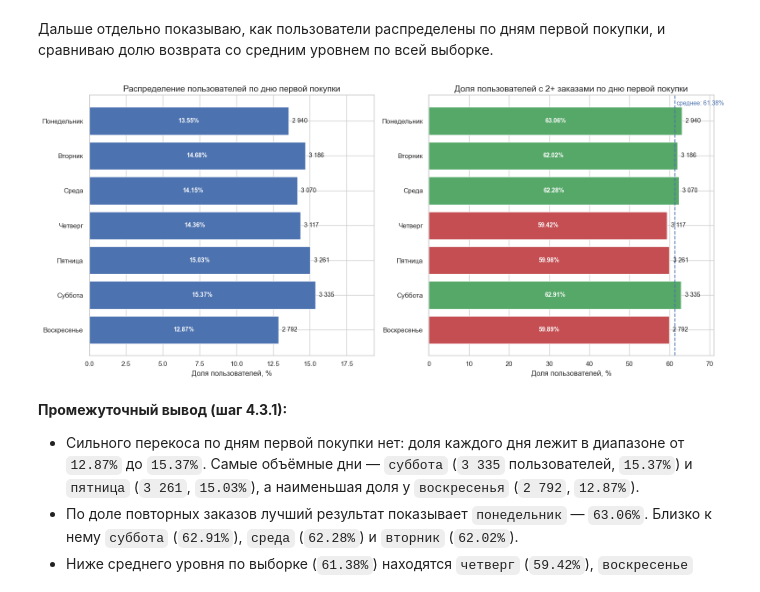
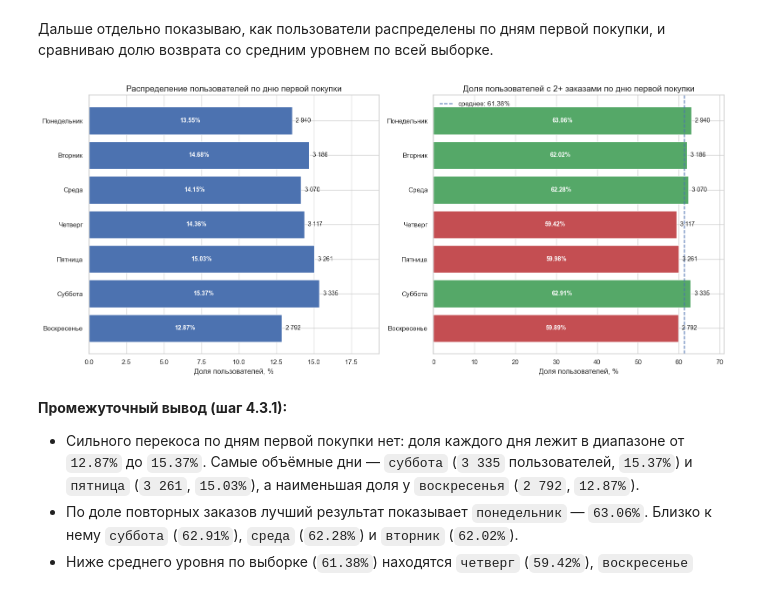
Before and after one commit to neiro/TaskModule2, a Jupyter notebook: work.ipynb, the cells around one changed output. Drawn from its saved outputs; the diff is of its cells as text; code cells hidden in the pictures.

```diff
--- a/work.ipynb
+++ b/work.ipynb
@@ -1131,13 +1259,18 @@ for feature, meta in segment_features.items():
     reliable = result[result['users'] >= 100].sort_values(['repeat_rate_pct', 'users'], ascending=[False, False])
     best_reliable = reliable.iloc[0] if not reliable.empty else result.iloc[0]
 
+    shown_users_share_pct = round(float(result['users'].head(meta['top_n']).sum() / result['users'].sum() * 100), 2)
+    outside_users_share_pct = round(float(100 - shown_users_share_pct), 2)
+
     segment_return_overview_rows.append({
         'Признак': meta['label'],
         'Средняя доля 2+ заказов, %': overall_repeat_rate,
         'Крупнейший сегмент': result.iloc[0]['segment'],
         'Возврат в крупнейшем сегменте, %': float(result.iloc[0]['repeat_rate_pct']),
         'Лучший достаточно крупный сегмент': best_reliable['segment'],
-        'Возврат в лучшем крупном сегменте, %': float(best_reliable['repeat_rate_pct'])
+        'Возврат в лучшем крупном сегменте, %': float(best_reliable['repeat_rate_pct']),
+        'Доля показанных сегментов, %': shown_users_share_pct,
+        'Вне обзора, %': outside_users_share_pct
     })
 
 segment_return_overview = pd.DataFrame(segment_return_overview_rows)
@@ -1153,11 +1288,15 @@ segment_return_overview
 # %%
 for feature, meta in segment_features.items():
-    result = segment_return_tables[feature].copy()
-
-    if feature in ['first_region_name', 'first_service_name']:
-        result = result.head(10)
+    full_result = segment_return_tables[feature].copy()
+    result = full_result if len(full_result) <= meta['top_n'] else full_result.head(meta['top_n'])
+    shown_users_share_pct = round(float(result['users'].sum() / full_result['users'].sum() * 100), 2)
+    outside_users_share_pct = round(float(100 - shown_users_share_pct), 2)
 
     print(f"\nВозвраты по признаку: {meta['label']}")
+    print(
+        f"Показанные {len(result)} сегментов покрывают {shown_users_share_pct}% пользователей. "
+        f"Вне обзора остаётся {outside_users_share_pct}%."
+    )
     print(result[['segment', 'users', 'repeat_users', 'repeat_rate_pct', 'above_avg']].to_string(index=False))
 # %% [output]
 Возвраты по признаку: тип первого мероприятия
@@ -1853,40 +2156,92 @@ bars_left = axes[0].barh(
     weekday_plot['share_pct'],
     color='#4C72B0'
 )
 axes[0].invert_yaxis()
 axes[0].set_title('Распределение пользователей по дню первой покупки')
 axes[0].set_xlabel('Доля пользователей, %')
 axes[0].set_ylabel('')
 axes[0].set_xlim(0, weekday_plot['share_pct'].max() + 4)
 
 share_labels = [f"{share:.2f}%" for share in weekday_plot['share_pct']]
 user_labels = [f"{users:,}".replace(',', ' ') for users in weekday_plot['users']]
 
-axes[0].bar_label(bars_left, labels=share_labels, label_type='center', color='white', fontsize=10, fontweight='bold')
-axes[0].bar_label(bars_left, labels=user_labels, label_type='edge', padding=6, color='#1f1f1f', fontsize=10)
+for bar, share_label, user_label in zip(bars_left, share_labels, user_labels):
+    width = bar.get_width()
+    y = bar.get_y() + bar.get_height() / 2
+
+    axes[0].annotate(
+        share_label,
+        xy=(width / 2, y),
+        ha='center',
+        va='center',
+        color='white',
+        fontsize=10,
+        fontweight='bold'
+    )
+
+    axes[0].annotate(
+        user_label,
+        xy=(width, y),
+        xytext=(6, 0),
+        textcoords='offset points',
+        ha='left',
+        va='center',
+        color='#1f1f1f',
+        fontsize=10
+    )
 
 colors = ['#55A868' if rate > overall_repeat_rate else '#C44E52' for rate in weekday_plot['repeat_rate_pct']]
 bars_right = axes[1].barh(
     weekday_plot['first_order_weekday'].astype(str),
     weekday_plot['repeat_rate_pct'],
     color=colors
 )
 axes[1].invert_yaxis()
-axes[1].axvline(overall_repeat_rate, color='#4C72B0', linestyle='--', linewidth=1.5)
+axes[1].axvline(
+    overall_repeat_rate,
+    color='#4C72B0',
+    linestyle='--',
+    linewidth=1.5,
+    label=f"среднее: {overall_repeat_rate:.2f}%"
+)
 axes[1].set_title('Доля пользователей с 2+ заказами по дню первой покупки')
 axes[1].set_xlabel('Доля пользователей, %')
 axes[1].set_ylabel('')
 axes[1].set_xlim(0, weekday_plot['repeat_rate_pct'].max() + 8)
 
 rate_labels = [f"{rate:.2f}%" for rate in weekday_plot['repeat_rate_pct']]
-axes[1].bar_label(bars_right, labels=rate_labels, label_type='center', color='white', fontsize=10, fontweight='bold')
-axes[1].bar_label(bars_right, labels=user_labels, label_type='edge', padding=6, color='#1f1f1f', fontsize=10)
-axes[1].text(overall_repeat_rate + 0.4, -0.45, f"среднее: {overall_repeat_rate:.2f}%", color='#4C72B0', fontsize=10)
+
+for bar, rate_label, user_label in zip(bars_right, rate_labels, user_labels):
+    width = bar.get_width()
+    y = bar.get_y() + bar.get_height() / 2
+
+    axes[1].annotate(
+        rate_label,
+        xy=(width / 2, y),
+        ha='center',
+        va='center',
+        color='white',
+        fontsize=10,
+        fontweight='bold'
+    )
+
+    axes[1].annotate(
+        user_label,
+        xy=(width, y),
+        xytext=(6, 0),
+        textcoords='offset points',
+        ha='left',
+        va='center',
+        color='#1f1f1f',
+        fontsize=10
+    )
+
+axes[1].legend(frameon=False)
 
 plt.tight_layout()
 plt.show()
 # %% [output]
-[figure, old version]
+[figure, new version]
 # %% [markdown]
 **Промежуточный вывод (шаг 4.3.1):**
 
```
Also changed, not shown: parts of 77 cells of this notebook.
